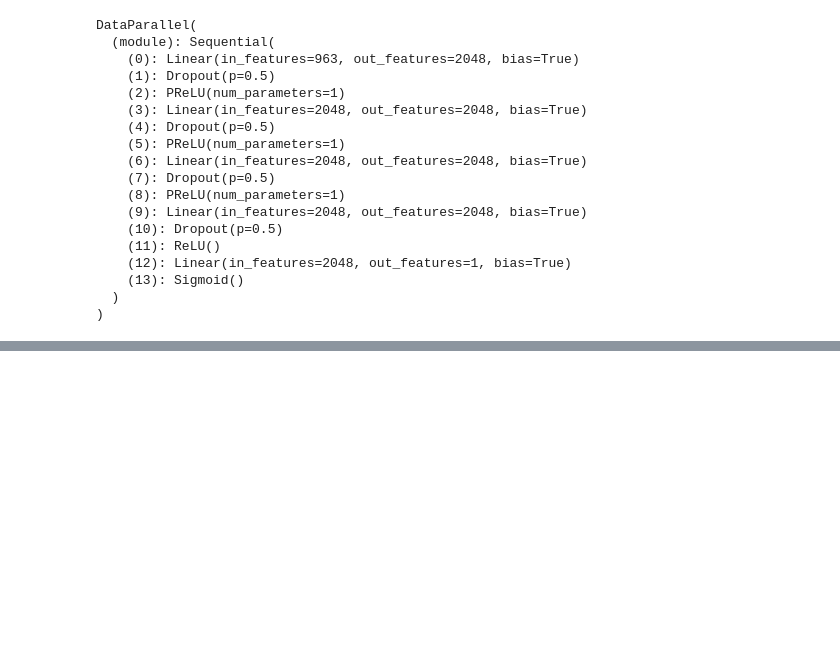
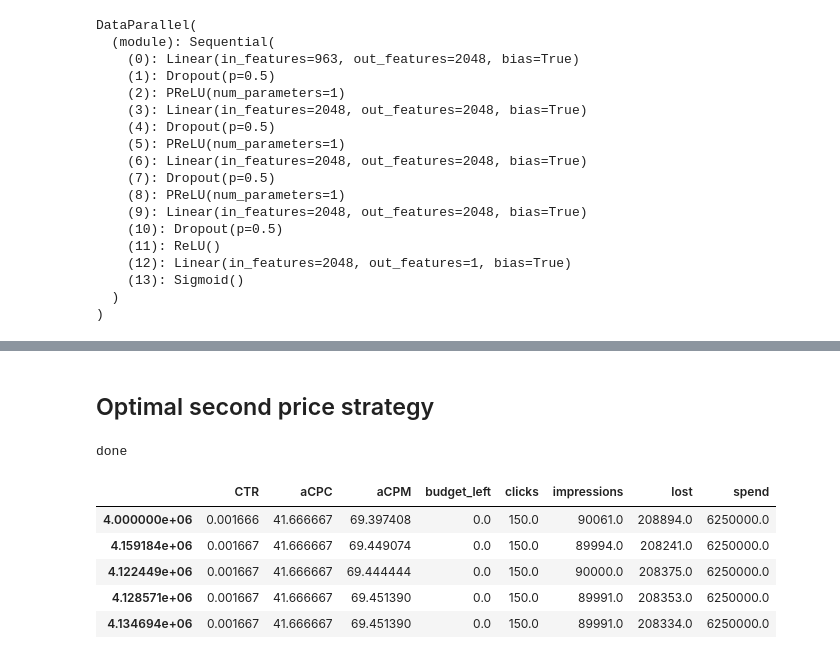
Before and after one commit to FaizalNafis/maai_bid_strategy, a Jupyter notebook: Q4-NN.ipynb, the cells around one changed output, grey strips where cells are left out. Drawn from its saved outputs; the diff is of its cells as text; code cells hidden in the pictures; blank space fills up the shorter version.

```diff
--- a/Q4-NN.ipynb
+++ b/Q4-NN.ipynb
@@ -363,7 +370,7 @@ def train_model(model, criterion, optimizer, scheduler, num_epochs=25):
     return model, filename, rocauc_history
 # %%
 # train model
-best_model, filename, history = train_model(model, criterion, optimizer, exp_lr_scheduler, num_epochs=30)
+best_model, filename, history = train_model(model, criterion, optimizer, exp_lr_scheduler, num_epochs=50)
 
 # save model to drive
 file_poiter = '/content/gdrive/My Drive/Colab Notebooks/' + filename
@@ -937,0 +671,33 @@ print(statistics)
+# %% [markdown]
+## Optimal second price strategy
+# %%
+B =6250*1000
+T = environment.length
+
+const_range = np.linspace(4000000, 4300000, 50)
+
+results_second_price = {}
+
+# find optimal parameters
+for const in tqdm(const_range):
+
+
+    agent = BiddingAgent(6250*1000, environment)
+    bids = BidStrategy.second_price(pCTR, B, T, const)
+
+    agent.simulate(bids)
+    results_second_price[const] = agent.statistics()
+
+results_second_price = pd.DataFrame(results_second_price).T
+print('done')
+# %% [output]
+done
+# %%
+results_second_price.sort_values('clicks', ascending=False).head(5)
+# %% [output]
+|  | CTR | aCPC | aCPM | budget_left | clicks | impressions | lost | spend |
+| 4.000000e+06 | 0.001666 | 41.666667 | 69.397408 | 0.0 | 150.0 | 90061.0 | 208894.0 | 6250000.0 |
+| 4.159184e+06 | 0.001667 | 41.666667 | 69.449074 | 0.0 | 150.0 | 89994.0 | 208241.0 | 6250000.0 |
+| 4.122449e+06 | 0.001667 | 41.666667 | 69.444444 | 0.0 | 150.0 | 90000.0 | 208375.0 | 6250000.0 |
+| 4.128571e+06 | 0.001667 | 41.666667 | 69.451390 | 0.0 | 150.0 | 89991.0 | 208353.0 | 6250000.0 |
+| 4.134694e+06 | 0.001667 | 41.666667 | 69.451390 | 0.0 | 150.0 | 89991.0 | 208334.0 | 6250000.0 |
```
Also changed, not shown: parts of 50 cells of this notebook.
